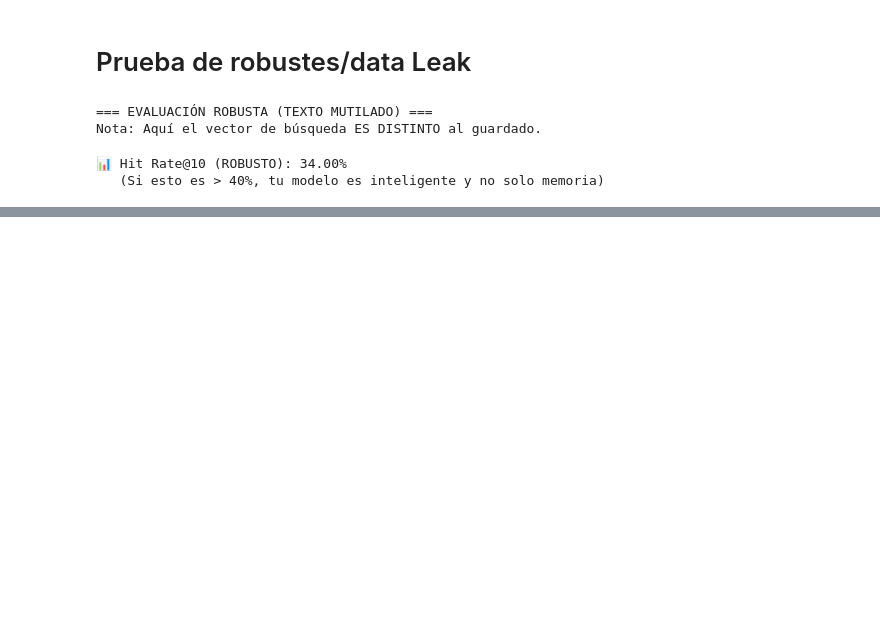
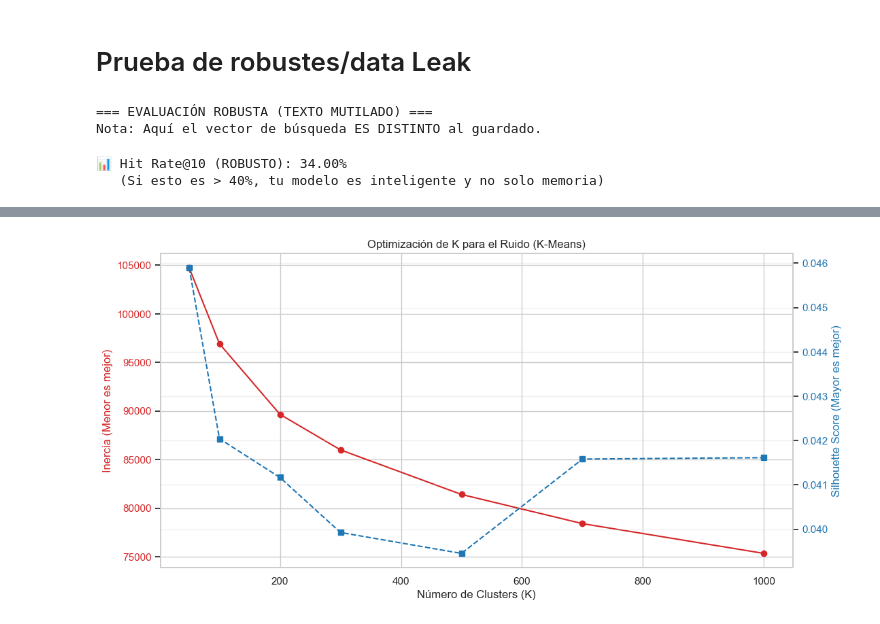
Before and after one commit to camirojasguajardo/lobby-recsys, a Jupyter notebook: src/state_of_art_models/Propuesta_Felipe.ipynb, the cells around one changed output, grey strips where cells are left out. Cells and saved outputs as stored; diff of their text form; code cells hidden in the pictures; blank space fills up the shorter version.

```diff
--- a/src/state_of_art_models/Propuesta_Felipe.ipynb
+++ b/src/state_of_art_models/Propuesta_Felipe.ipynb
@@ -979,0 +1160,16 @@ Nota: Aquí el vector de búsqueda ES DISTINTO al guardado.
+# %%
+df = df_grande.copy()
+df = df[['sujeto_pasivo_id_x','Nombre completo','materias_tratadas','especificacion']]
+df = df.rename(columns={
+    'sujeto_pasivo_id_x': 'pasivo_id',
+    'Nombre completo': 'activo_id',
+    'materias_tratadas': 'temas',
+    'especificacion': 'detalle'
+})
+# %%
+ruta_parquet = 'lobby_data_para_gpu.parquet'
+df_parquet = pd.read_parquet(ruta_parquet)
+
+# 2. Reemplazas la columna (usando .values para asignar por posición estricta)
+# Esto asume que df tiene la misma cantidad de filas y el mismo orden que el parquet
+df['detalle'] = df_parquet['detalle'].values
@@ -979,0 +1320,80 @@ Nota: Aquí el vector de búsqueda ES DISTINTO al guardado.
+# %%
+import matplotlib.pyplot as plt
+from sklearn.cluster import MiniBatchKMeans
+from sklearn.metrics import silhouette_score
+import numpy as np
+
+print("=== ANÁLISIS DE SENSIBILIDAD PARA K (SUB-CLUSTERING) ===")
+
+# 1. Aislar el Ruido de TRAIN
+# Usamos PCA (50 dims) porque es el mejor balance velocidad/información para K-Means
+mask_ruido = df_train['cluster_final'] == -1
+X_ruido = emb_train_pca[mask_ruido]
+
+n_ruido = len(X_ruido)
+print(f"Total documentos de ruido a analizar: {n_ruido}")
+
+if n_ruido < 100:
+    print("⚠️ Muy poco ruido para analizar. Salta este paso.")
+else:
+    # 2. Configurar Candidatos
+    # Probamos un rango amplio para ver la tendencia
+    k_candidates = [50, 100, 200, 300, 500, 700, 1000]
+    inertias = []
+    silhouettes = []
+
+    # Muestra para Silhouette (máximo 20k para que corra rápido)
+    sample_size = 200000
+    if n_ruido > sample_size:
+        indices_sample = np.random.choice(n_ruido, sample_size, replace=False)
+        X_sample = X_ruido[indices_sample]
+    else:
+        X_sample = X_ruido
+
+    print(f"Calculando métricas (usando muestra de {len(X_sample)} para Silueta)...")
+
+    # 3. Bucle de Prueba
+    for k in k_candidates:
+        if k >= n_ruido: break
+
+        print(f"   Probando K={k}...", end=" ")
+
+        # Usamos MiniBatchKMeans por velocidad
+        model = MiniBatchKMeans(n_clusters=k, batch_size=2048, random_state=42, n_init='auto')
+        labels = model.fit_predict(X_ruido)
+
+        # Métrica 1: Inercia (Compactación)
+        inertias.append(model.inertia_)
+
+        # Métrica 2: Silhouette (Separación)
+        # Calculamos solo sobre la muestra
+        labels_sample = labels[indices_sample] if n_ruido > sample_size else labels
+        try:
+            score = silhouette_score(X_sample, labels_sample)
+        except:
+            score = 0
+        silhouettes.append(score)
+
+        print(f"Silhouette: {score:.4f}")
+
+    # 4. Graficar Resultados (Doble Eje)
+    fig, ax1 = plt.subplots(figsize=(12, 6))
+
+    # Eje Y1: Inercia (Rojo)
+    color = 'tab:red'
+    ax1.set_xlabel('Número de Clusters (K)')
+    ax1.set_ylabel('Inercia (Menor es mejor)', color=color)
+    ax1.plot(k_candidates[:len(inertias)], inertias, marker='o', color=color, label='Inercia')
+    ax1.tick_params(axis='y', labelcolor=color)
+
+    # Eje Y2: Silhouette (Azul)
+    ax2 = ax1.twinx()
+    color = 'tab:blue'
+    ax2.set_ylabel('Silhouette Score (Mayor es mejor)', color=color)
+    ax2.plot(k_candidates[:len(silhouettes)], silhouettes, marker='s', linestyle='--', color=color, label='Silhouette')
+    ax2.tick_params(axis='y', labelcolor=color)
+
+    plt.title('Optimización de K para el Ruido (K-Means)')
+    plt.grid(True, alpha=0.3)
+    plt.show()
+# %% [output]
@@ -979,0 +1410 @@ Nota: Aquí el vector de búsqueda ES DISTINTO al guardado.
+[figure, added]
```
Also changed, not shown: parts of 28 cells of this notebook.
